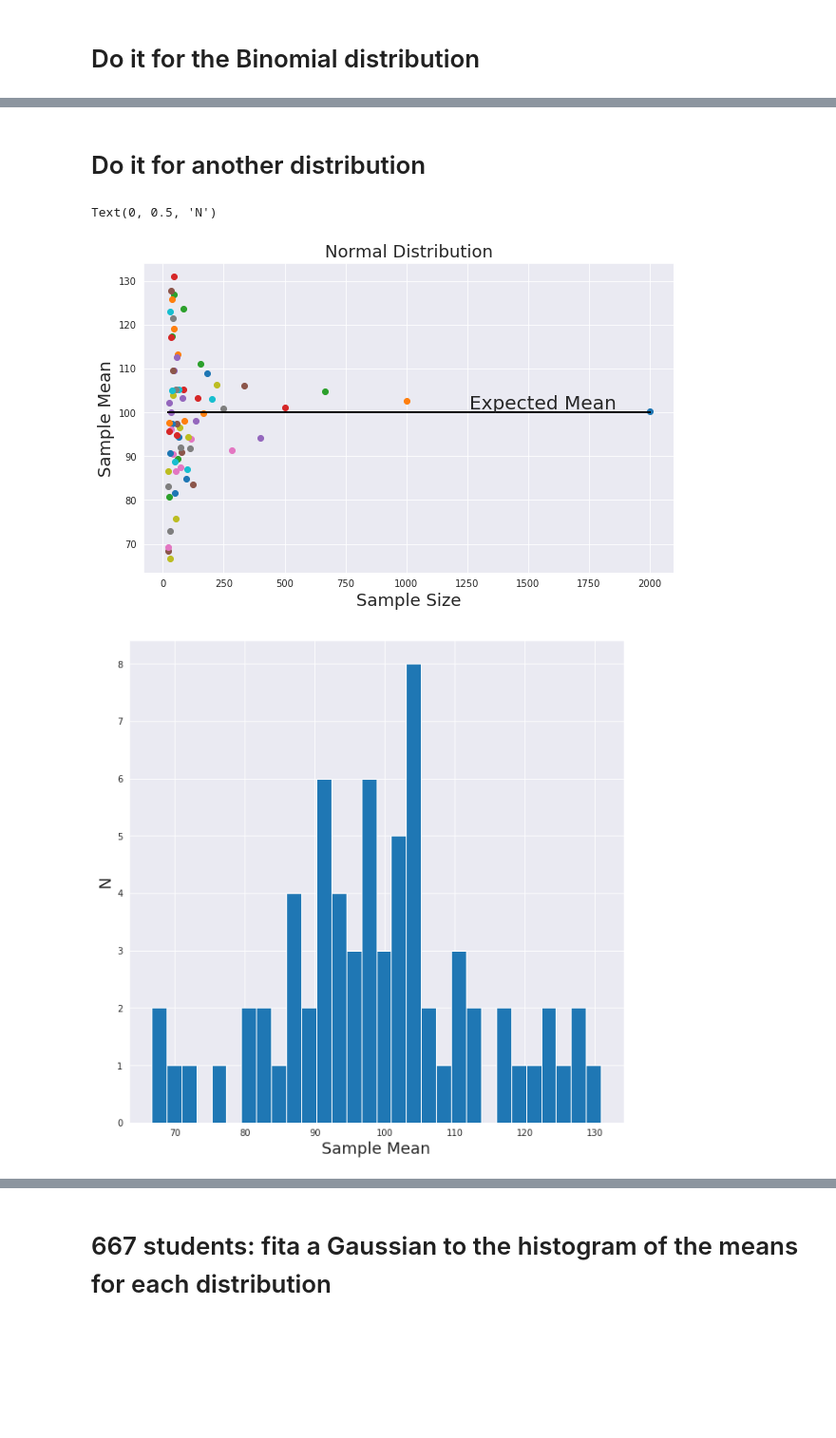
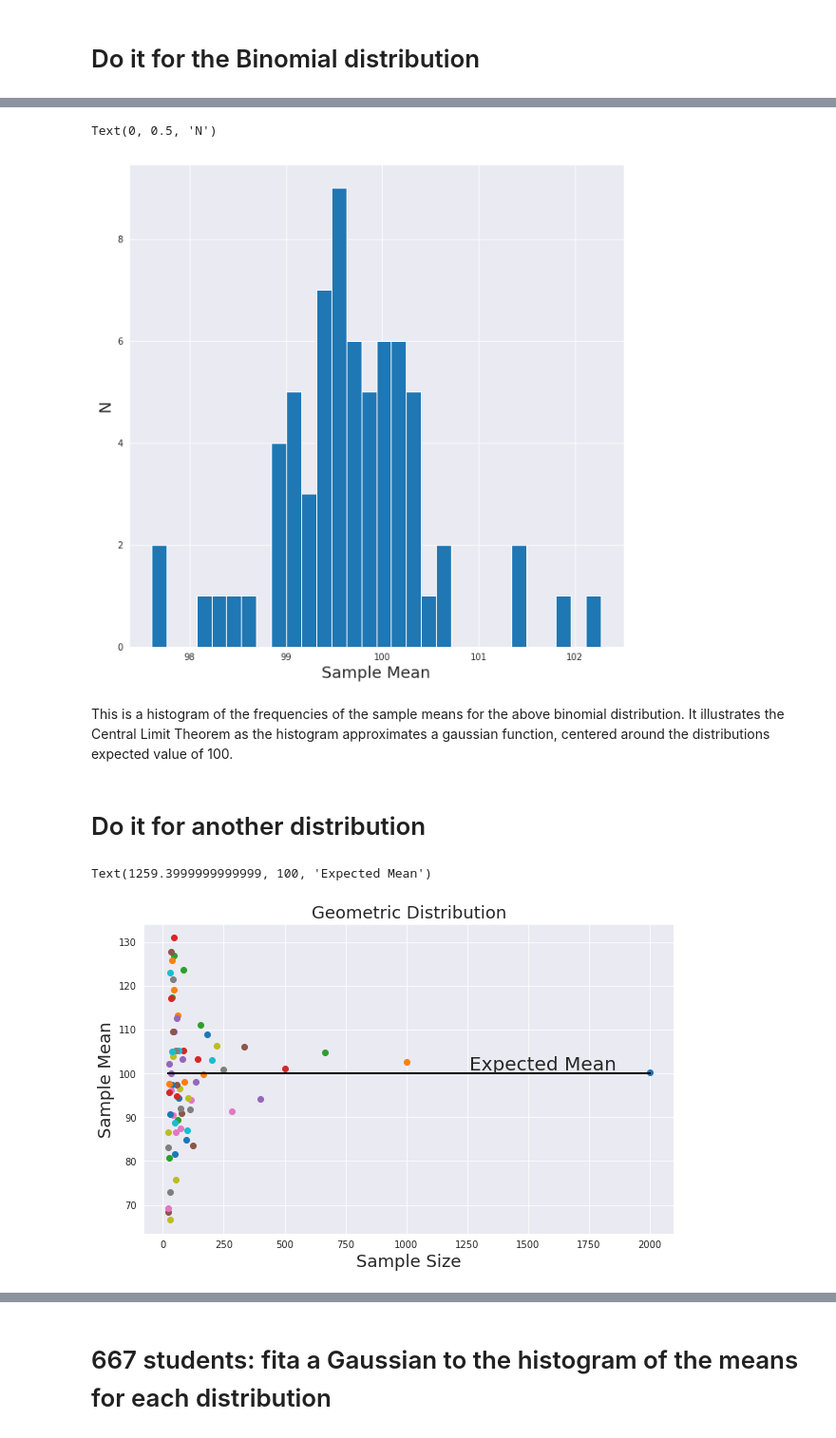
Before and after one commit to sheamusfitz/DSPS_zgermain, a Jupyter notebook: HW2_2_zgermain.ipynb, the cells around one changed output, grey strips where cells are left out. Shown at 95% size. Cells and saved outputs as stored; diff of their text form; code cells hidden in the pictures; blank space fills up the shorter version.

```diff
--- a/HW2_2_zgermain.ipynb
+++ b/HW2_2_zgermain.ipynb
@@ -248,7 +254,7 @@ for entry in md['pois']:
         #Plot Labels
         axpois_mu_n.set_xlabel('Sample Size', fontsize=18)
         axpois_mu_n.set_ylabel('Sample Mean', fontsize=18)
-        axpois_mu_n.set_title('Normal Distribution', fontsize=18)
+        axpois_mu_n.set_title('Poisson Distribution', fontsize=18)
         #Creats line plot for the expected mean
         #Extends from the smallest value of mysize to largest
         #Both endpoints equal mean so it plots a horizontal line
@@ -258,14 +264,4 @@ for entry in md['pois']:
 #After for loop, labels the horizontal line
 axpois_mu_n.text(axpois_mu_n.get_xlim()[1] * .6, 100, "Expected Mean",
                   va="bottom", fontsize=20)
-
-###############################################################################
-#BEGIN HISTOGRAM
-#Creates list of means for histogram
-allmeans = list(md['pois']['means'].values())
-#Initalize histogram
-pl.figure(figsize=(10, 10))
-pl.hist(allmeans,bins=30)
-pl.xlabel('Sample Mean', fontsize = 18)
-pl.ylabel('N', fontsize = 18)
 # %% [output]
@@ -307,7 +316,7 @@ for entry in md['binomial']:
         #Plot Labels
         axbin_mu_n.set_xlabel('Sample Size', fontsize=18)
         axbin_mu_n.set_ylabel('Sample Mean', fontsize=18)
-        axbin_mu_n.set_title('Normal Distribution', fontsize=18)
+        axbin_mu_n.set_title('Binomial Distribution', fontsize=18)
         #Creats line plot for the expected mean
         #Extends from the smallest value of mysize to largest
         #Both endpoints equal mean so it plots a horizontal line
@@ -317,14 +326,4 @@ for entry in md['binomial']:
 #After for loop, labels the horizontal line
 axbin_mu_n.text(axbin_mu_n.get_xlim()[1] * .6, 100, "Expected Mean",
                   va="bottom", fontsize=20)
-
-###############################################################################
-#BEGIN HISTOGRAM
-#Creates list of means for histogram
-allmeans = list(md['binomial']['means'].values())
-#Initalize histogram
-pl.figure(figsize=(10, 10))
-pl.hist(allmeans,bins=30)
-pl.xlabel('Sample Mean', fontsize = 18)
-pl.ylabel('N', fontsize = 18)
 # %% [output]
@@ -334,3 +334,18 @@ Text(0, 0.5, 'N')
+# %%
+###############################################################################
+#BEGIN HISTOGRAM
+#Creates list of means for histogram
+allmeans = list(md['binomial']['means'].values())
+#Initalize histogram
+pl.figure(figsize=(10, 10))
+pl.hist(allmeans,bins=30)
+pl.xlabel('Sample Mean', fontsize = 18)
+pl.ylabel('N', fontsize = 18)
+# %% [output]
+Text(0, 0.5, 'N')
+[figure, added]
+# %% [markdown]
+This is a histogram of the frequencies of the sample means for the above binomial distribution. It illustrates the Central Limit Theorem as the histogram approximates a gaussian function, centered around the distributions expected value of 100.
 # %% [markdown]
 # Do it for another distribution
 # %%
@@ -352,44 +367,33 @@ for n in mysize:
     #Stores each sample size as dict key, vale is an array of mysize length
     md['geom'][n] = np.random.geometric(p = geomp, size = n)
 
 md['geom']['means'] = {} #Creation of means entry array for plotting
 axgeom_mu_n = pl.figure(figsize=(10,6)).add_subplot(111) #Initialization of plot
 
 #For loop iterates over all dictionary entries for the lnorm
 for entry in md['geom']:
     #This asks if the dictionary entry is a string
       #The sample sizes are also stored as dictionary elements so this lets you
       #work with these while having the ease of strings for other information
       #inside dictionary
     if not type(entry) == str:
         md['geom']['means'][entry] = md['geom'][entry].mean()
         #and plot it
         #Plots the mean just found as a circle
         axgeom_mu_n.plot(entry, md['geom']['means'][entry], 'o')
         #Plot Labels
         axgeom_mu_n.set_xlabel('Sample Size', fontsize=18)
         axgeom_mu_n.set_ylabel('Sample Mean', fontsize=18)
-        axgeom_mu_n.set_title('Normal Distribution', fontsize=18)
+        axgeom_mu_n.set_title('Geometric Distribution', fontsize=18)
         #Creats line plot for the expected mean
         #Extends from the smallest value of mysize to largest
         #Both endpoints equal mean so it plots a horizontal line
         #The k style marker marks the line as black
         axgeom_mu_n.plot([min(mysize), max(mysize)], [mymean, mymean], 'k')
 
 #After for loop, labels the horizontal line
 axgeom_mu_n.text(axbin_mu_n.get_xlim()[1] * .6, 100, "Expected Mean",
                   va="bottom", fontsize=20)
-
-###############################################################################
-#BEGIN HISTOGRAM
-#Creates list of means for histogram
-allmeans = list(md['geom']['means'].values())
-#Initalize histogram
-pl.figure(figsize=(10, 10))
-pl.hist(allmeans,bins=30)
-pl.xlabel('Sample Mean', fontsize = 18)
-pl.ylabel('N', fontsize = 18)
 # %% [output]
-Text(0, 0.5, 'N')
+Text(1259.3999999999999, 100, 'Expected Mean')
-[figure, old version]
+[figure, new version]
-[figure, removed]
```
Also changed, not shown: parts of 13 cells of this notebook.
